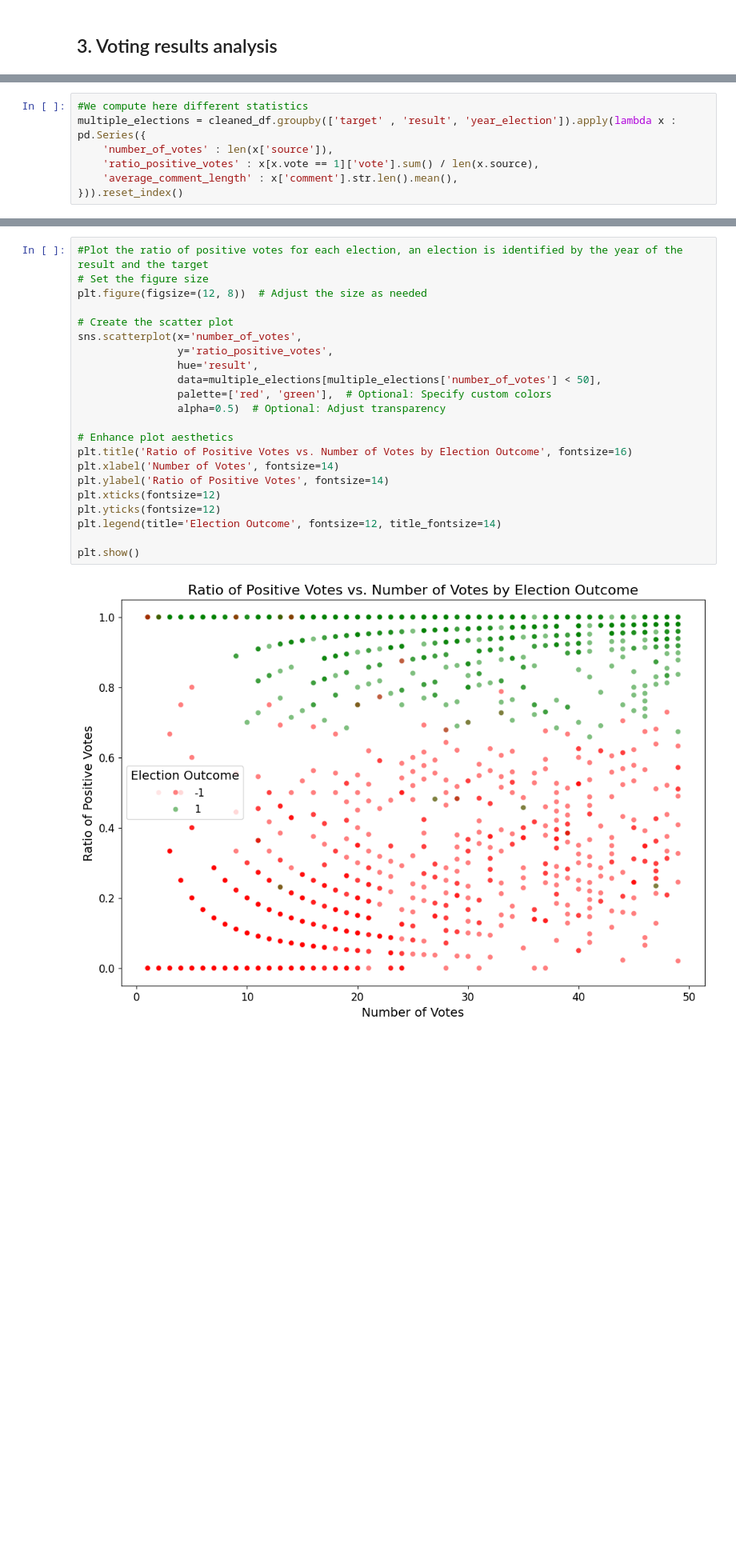
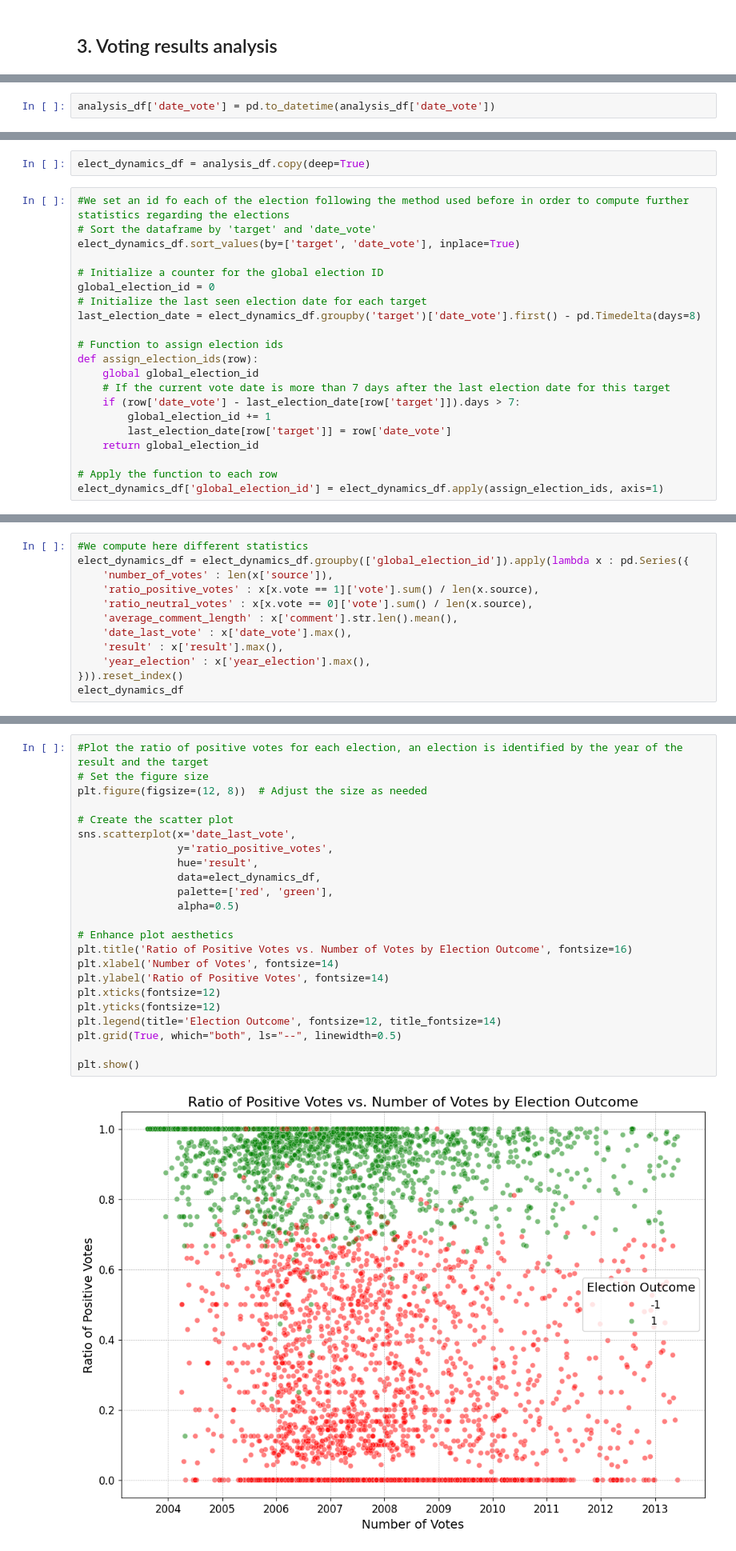
Before and after one commit to epfl-ada/ada-2023-project-thedatafreaks, a Jupyter notebook: notebooks/data_exploration.ipynb, the cells around one changed output, grey strips where cells are left out. Shown at 80% size. Drawn from its saved outputs; the diff is of its cells as text; blank space fills up the shorter version.

Commit message:
"data_exploration almost done"

```diff
--- a/notebooks/data_exploration.ipynb
+++ b/notebooks/data_exploration.ipynb
@@ -492,0 +491,2 @@ analysis_df
+# %%
+analysis_df['date_vote'] = pd.to_datetime(analysis_df['date_vote'])
@@ -492,0 +610,23 @@ analysis_df
+# %%
+elect_dynamics_df = analysis_df.copy(deep=True)
+# %%
+#We set an id fo each of the election following the method used before in order to compute further statistics regarding the elections
+# Sort the dataframe by 'target' and 'date_vote'
+elect_dynamics_df.sort_values(by=['target', 'date_vote'], inplace=True)
+
+# Initialize a counter for the global election ID
+global_election_id = 0
+# Initialize the last seen election date for each target
+last_election_date = elect_dynamics_df.groupby('target')['date_vote'].first() - pd.Timedelta(days=8)
+
+# Function to assign election ids
+def assign_election_ids(row):
+    global global_election_id
+    # If the current vote date is more than 7 days after the last election date for this target
+    if (row['date_vote'] - last_election_date[row['target']]).days > 7:
+        global_election_id += 1
+        last_election_date[row['target']] = row['date_vote']
+    return global_election_id
+
+# Apply the function to each row
+elect_dynamics_df['global_election_id'] = elect_dynamics_df.apply(assign_election_ids, axis=1)
@@ -493,7 +649,12 @@ analysis_df
 # %%
 #We compute here different statistics
-multiple_elections = cleaned_df.groupby(['target' , 'result', 'year_election']).apply(lambda x : pd.Series({
+elect_dynamics_df = elect_dynamics_df.groupby(['global_election_id']).apply(lambda x : pd.Series({
     'number_of_votes' : len(x['source']),
     'ratio_positive_votes' : x[x.vote == 1]['vote'].sum() / len(x.source),
+    'ratio_neutral_votes' : x[x.vote == 0]['vote'].sum() / len(x.source),
     'average_comment_length' : x['comment'].str.len().mean(),
+    'date_last_vote' : x['date_vote'].max(),
+    'result' : x['result'].max(),
+    'year_election' : x['year_election'].max(),
 })).reset_index()
+elect_dynamics_df
@@ -517,24 +675,25 @@ multiple_elections[multiple_elections.duplicated(subset=['target', 'result'], ke
 # %%
 #Plot the ratio of positive votes for each election, an election is identified by the year of the result and the target
 # Set the figure size
 plt.figure(figsize=(12, 8))  # Adjust the size as needed
 
 # Create the scatter plot
-sns.scatterplot(x='number_of_votes',
+sns.scatterplot(x='date_last_vote',
                 y='ratio_positive_votes',
                 hue='result',
-                data=multiple_elections[multiple_elections['number_of_votes'] < 50],
-                palette=['red', 'green'],  # Optional: Specify custom colors
-                alpha=0.5)  # Optional: Adjust transparency
+                data=elect_dynamics_df,
+                palette=['red', 'green'],
+                alpha=0.5)
 
 # Enhance plot aesthetics
 plt.title('Ratio of Positive Votes vs. Number of Votes by Election Outcome', fontsize=16)
 plt.xlabel('Number of Votes', fontsize=14)
 plt.ylabel('Ratio of Positive Votes', fontsize=14)
 plt.xticks(fontsize=12)
 plt.yticks(fontsize=12)
 plt.legend(title='Election Outcome', fontsize=12, title_fontsize=14)
+plt.grid(True, which="both", ls="--", linewidth=0.5)
 
 plt.show()
 # %% [output]
-[figure, old version]
+[figure, new version]
```
Also changed, not shown: parts of 38 cells of this notebook.
